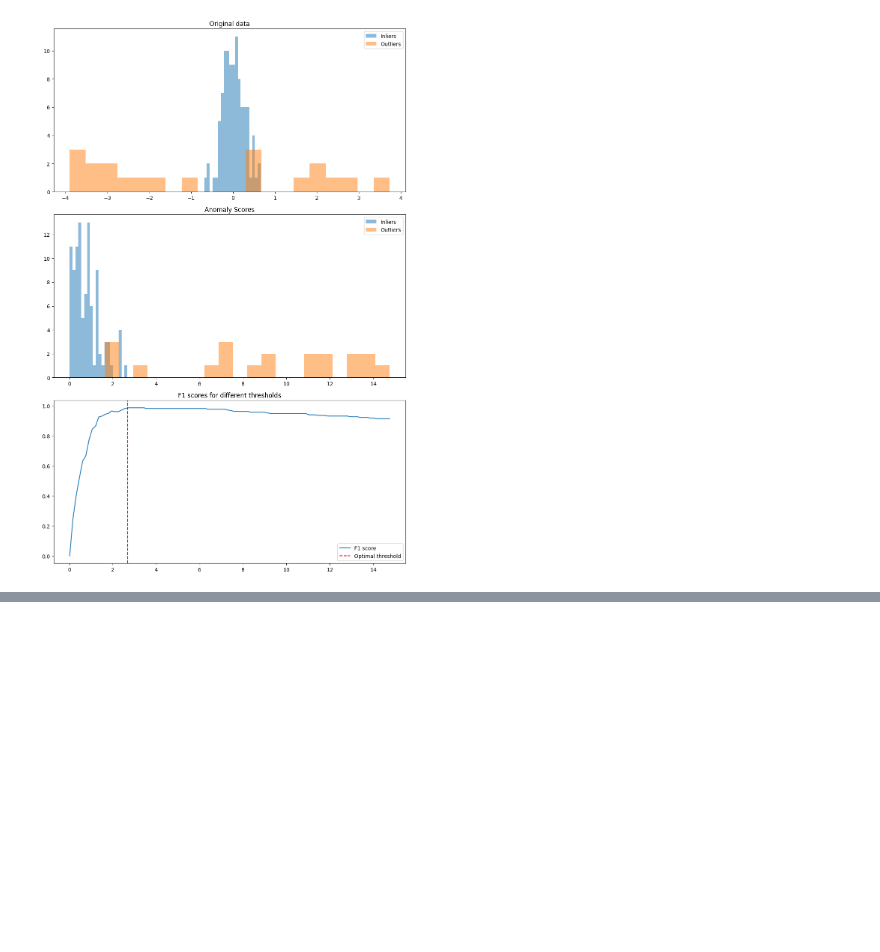
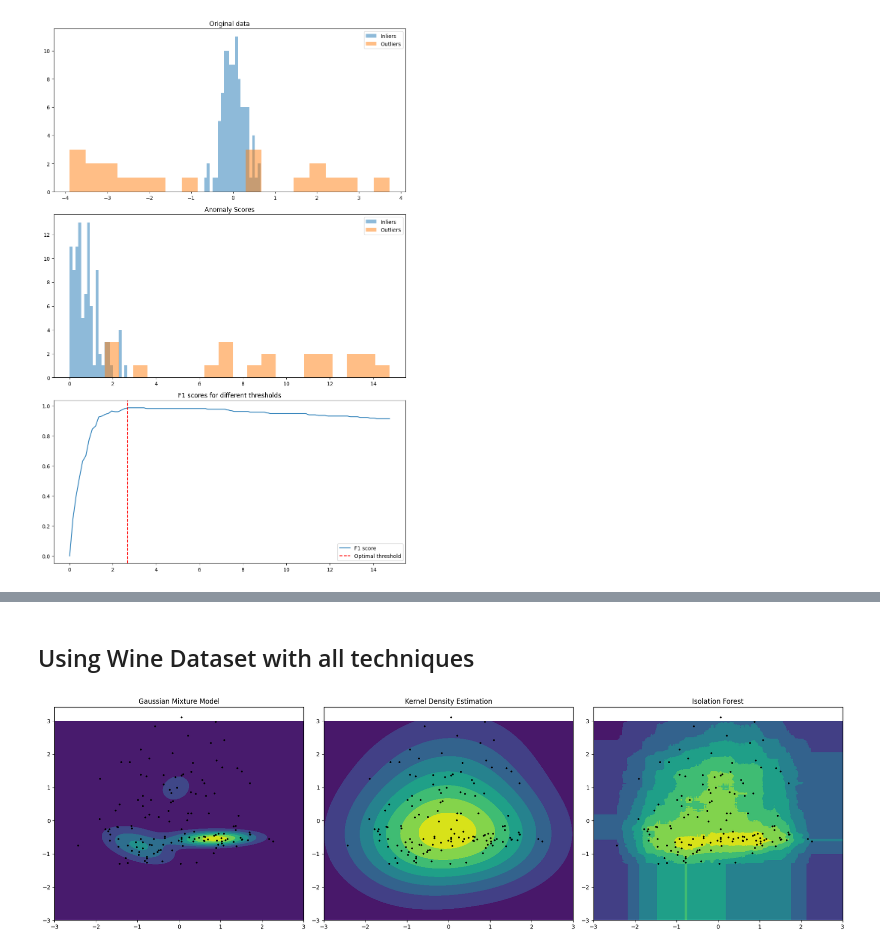
Before and after one commit to contento/lab.jupyter, a Jupyter notebook: anomalies.ipynb, the cells around one changed output, grey strips where cells are left out. Drawn from its saved outputs; the diff is of its cells as text; code cells hidden in the pictures; blank space fills up the shorter version.

```diff
--- a/anomalies.ipynb
+++ b/anomalies.ipynb
@@ -157,0 +188,57 @@ F1 score: 0.91324200913242
+# %% [markdown]
+## Using Wine Dataset with all techniques
+# %%
+import numpy as np
+import matplotlib.pyplot as plt
+from sklearn import datasets
+from sklearn.mixture import GaussianMixture
+from sklearn.neighbors import KernelDensity
+from sklearn.ensemble import IsolationForest
+from sklearn.model_selection import train_test_split
+from sklearn.preprocessing import StandardScaler
+
+# Load the wine dataset
+wine = datasets.load_wine()
+X = wine.data[:, :2]  # only take the first two features for simplicity
+
+# It's good practice to scale the data to have zero mean and unit variance
+scaler = StandardScaler()
+X = scaler.fit_transform(X)
+
+# Split the data into training and testing sets
+X_train, X_test = train_test_split(X, test_size=0.2, random_state=42)
+
+# Fit a Gaussian Mixture Model
+gmm = GaussianMixture(n_components=3)
+gmm.fit(X_train)
+
+# Fit a Kernel Density Estimation
+kde = KernelDensity(kernel='gaussian')
+kde.fit(X_train)
+
+# Fit an Isolation Forest
+iso = IsolationForest(contamination=0.1)
+iso.fit(X_train)
+
+# Create a grid of points to evaluate the models
+xx, yy = np.meshgrid(np.linspace(-3, 3, 500), np.linspace(-3, 3, 500))
+gridpoints = np.c_[xx.ravel(), yy.ravel()]
+
+# Evaluate the models
+gmm_scores = gmm.score_samples(gridpoints).reshape(xx.shape)
+kde_scores = kde.score_samples(gridpoints).reshape(xx.shape)
+iso_scores = iso.decision_function(gridpoints).reshape(xx.shape)
+
+# Plot the results
+fig, ax = plt.subplots(1, 3, figsize=(20, 6))
+titles = ['Gaussian Mixture Model', 'Kernel Density Estimation', 'Isolation Forest']
+
+for i, scores in enumerate([gmm_scores, kde_scores, iso_scores]):
+    ax[i].contourf(xx, yy, np.exp(scores), cmap='viridis')
+    ax[i].scatter(X_train[:, 0], X_train[:, 1], color='k', s=5)
+    ax[i].set_title(titles[i])
+
+plt.tight_layout()
+plt.show()
+# %% [output]
+[figure, added]
```
Also changed, not shown: parts of 3 cells of this notebook.
